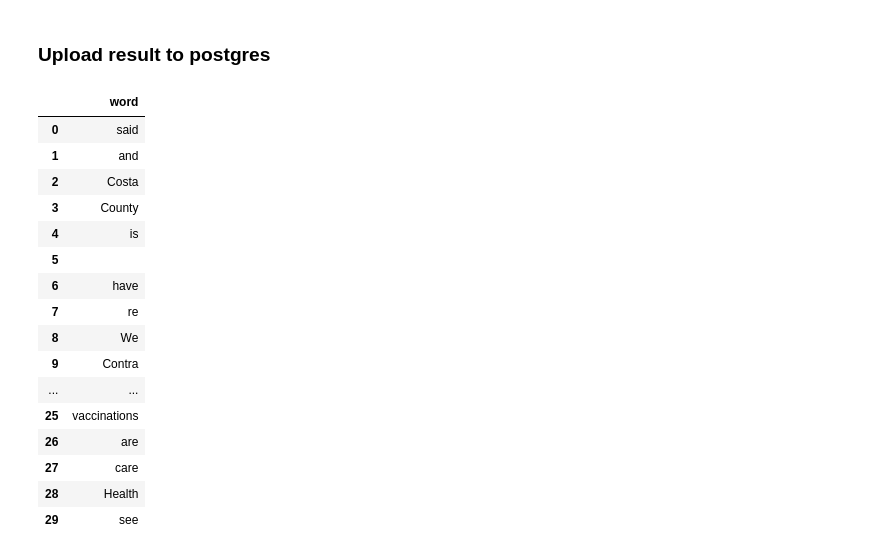
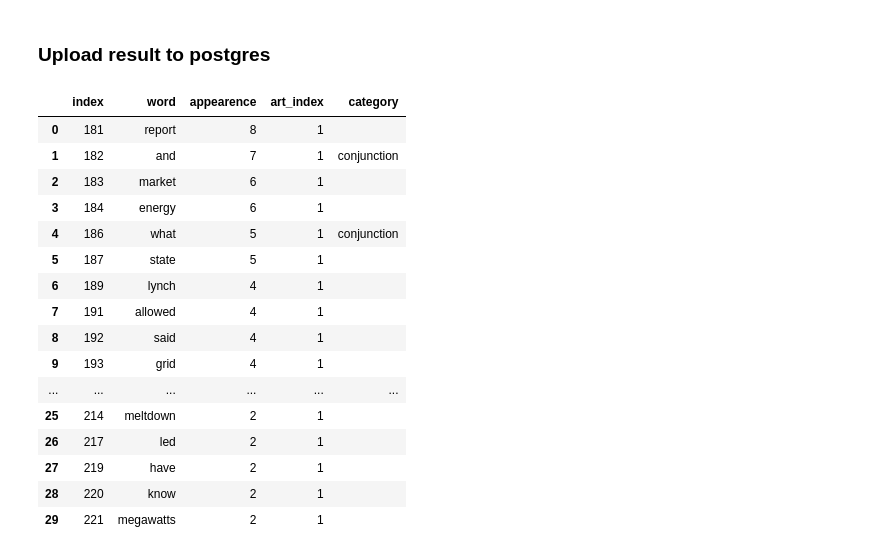
Before and after one commit to lanakimova/ETL-project, a Jupyter notebook: etl-chellenge.ipynb, the cells around one changed output. Cells and saved outputs as stored; diff of their text form; code cells hidden in the pictures.

```diff
--- a/etl-chellenge.ipynb
+++ b/etl-chellenge.ipynb
@@ -253,25 +301,25 @@ story_df.head(30)
 # %%
 story_df.to_sql('story_vocabulary', conn, if_exists='append')
 # %%
-words_for_translation = pd.read_sql("SELECT word FROM story_vocabulary \
-                                    WHERE category NOT IN ('pronun', 'preposition', 'article')", conn)
+words_for_translation = pd.read_sql("SELECT * FROM story_vocabulary \
+                                    WHERE category NOT IN ('pronoun', 'preposition', 'article') AND art_index=1", conn)
 
 words_for_translation.head(30)
 # %% [output]
-|  | word |
-| 0 | said |
-| 1 | and |
-| 2 | Costa |
-| 3 | County |
-| 4 | is |
-| 5 |  |
-| 6 | have |
-| 7 | re |
-| 8 | We |
-| 9 | Contra |
-| ... | ... |
-| 25 | vaccinations |
-| 26 | are |
-| 27 | care |
-| 28 | Health |
-| 29 | see |
+|  | index | word | appearence | art_index | category |
+| 0 | 181 | report | 8 | 1 |  |
+| 1 | 182 | and | 7 | 1 | conjunction |
+| 2 | 183 | market | 6 | 1 |  |
+| 3 | 184 | energy | 6 | 1 |  |
+| 4 | 186 | what | 5 | 1 | conjunction |
+| 5 | 187 | state | 5 | 1 |  |
+| 6 | 189 | lynch | 4 | 1 |  |
+| 7 | 191 | allowed | 4 | 1 |  |
+| 8 | 192 | said | 4 | 1 |  |
+| 9 | 193 | grid | 4 | 1 |  |
+| ... | ... | ... | ... | ... | ... |
+| 25 | 214 | meltdown | 2 | 1 |  |
+| 26 | 217 | led | 2 | 1 |  |
+| 27 | 219 | have | 2 | 1 |  |
+| 28 | 220 | know | 2 | 1 |  |
+| 29 | 221 | megawatts | 2 | 1 |  |
```
Also changed, not shown: parts of 38 cells of this notebook.
